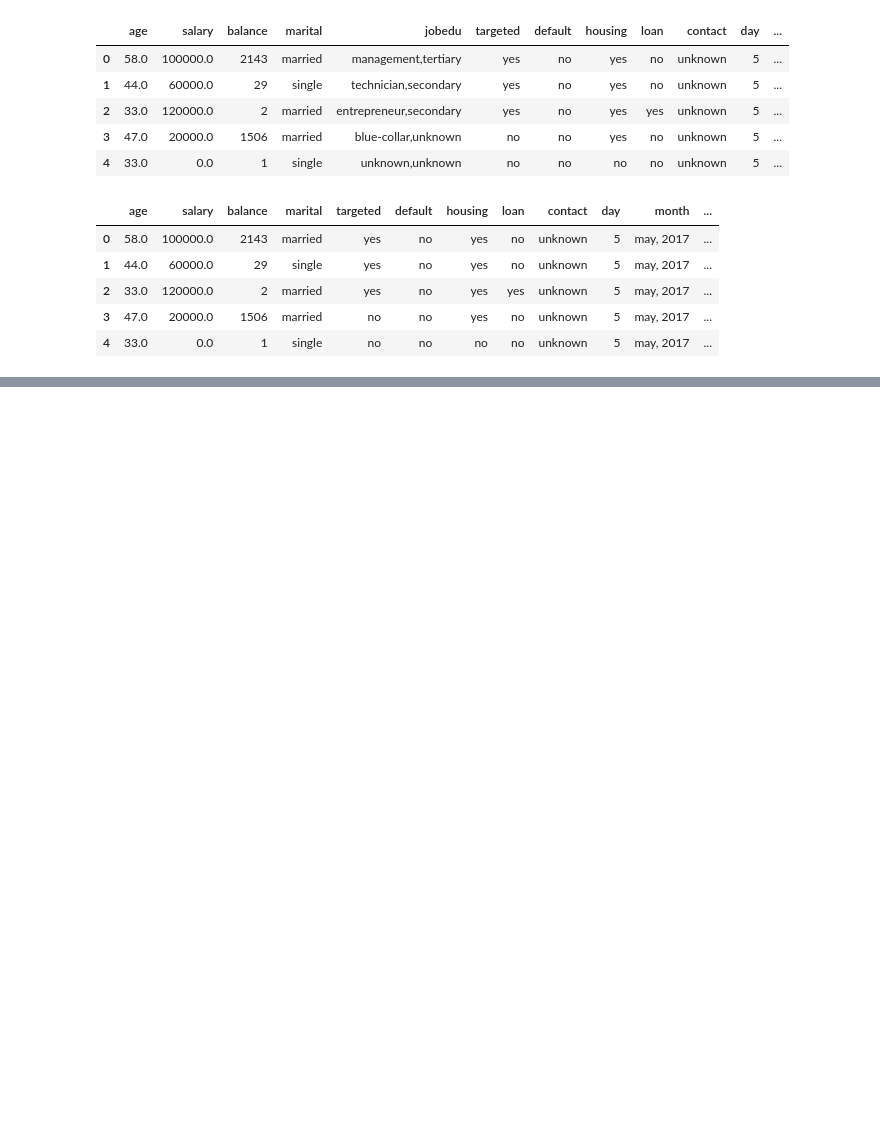
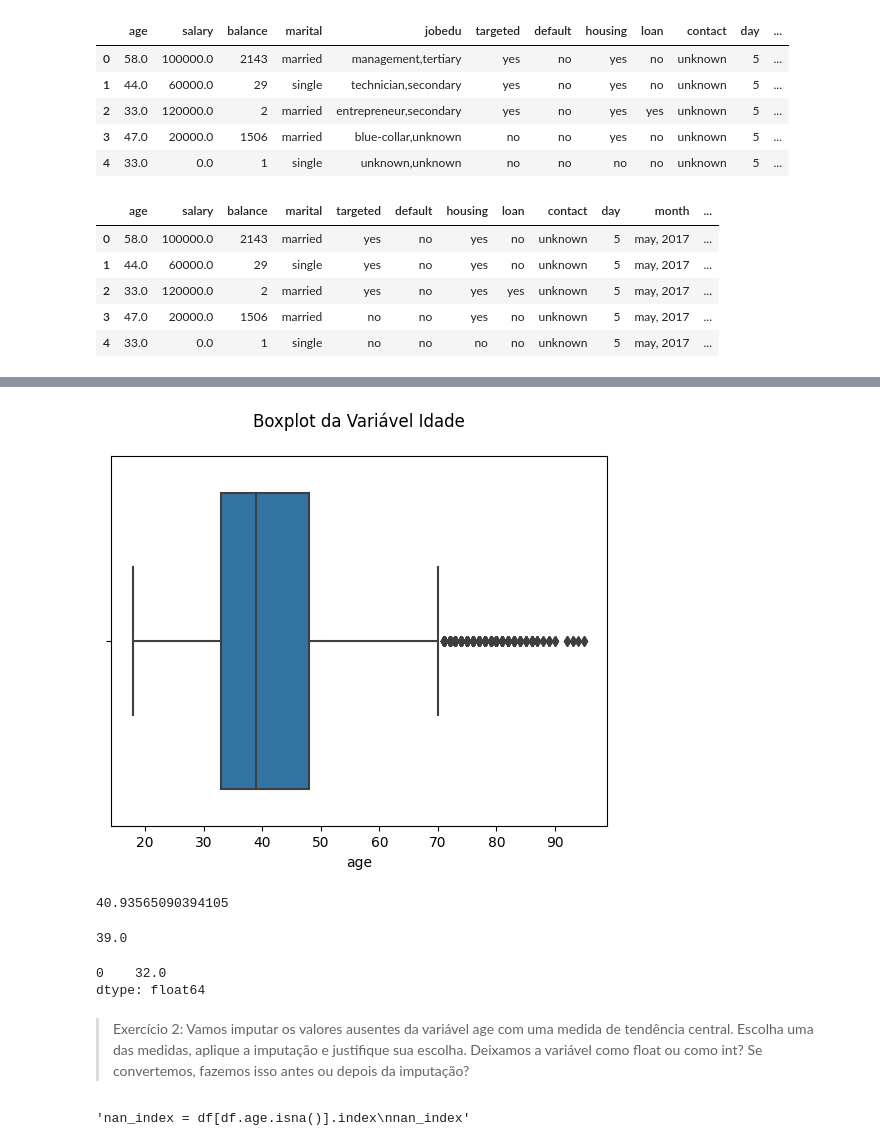
Before and after one commit to ramos-iza/DataScienceAcademy, a Jupyter notebook: projeto4/projeto4.ipynb, the cells around one changed output, grey strips where cells are left out. Drawn from its saved outputs; the diff is of its cells as text; code cells hidden in the pictures; blank space fills up the shorter version.

```diff
--- a/projeto4/projeto4.ipynb
+++ b/projeto4/projeto4.ipynb
@@ -578,0 +605,33 @@ df.head()
+# %%
+sns.boxplot(df.age)
+plt.title("Boxplot da Variável Idade\n")
+plt.show()
+
+#Obs.: não posso usar a média, também, porque tenho outliers (a média sofre com estremos). Além da distribuição não ser simétrica.
+# %% [output]
+[figure, added]
+# %%
+# Vamos verificar qual é a média de idade.
+df.age.mean()
+# %% [output]
+40.93565090394105
+# %%
+# Vamos verificar qual é a mediana, valor do meio da distribuição quando os dados estão ordenados.
+df.age.median()
+# %% [output]
+39.0
+# %%
+# Vamos verificar qual é a moda, o valor que aparece com mais frequência.
+df.age.mode()
+# %% [output]
+0    32.0
+dtype: float64
+# %% [markdown]
+> Exercício 2: Vamos imputar os valores ausentes da variável age com uma medida de tendência central. Escolha uma das medidas, aplique a imputação e justifique sua escolha. Deixamos a variável como float ou como int? Se convertemos, fazemos isso antes ou depois da imputação?
+# %%
+# Minha proposta de solução
+# Criando o índice
+'''nan_index = df[df.age.isna()].index
+nan_index'''
+# %% [output]
+'nan_index = df[df.age.isna()].index\nnan_index'
```
Also changed, not shown: parts of 116 cells of this notebook.
